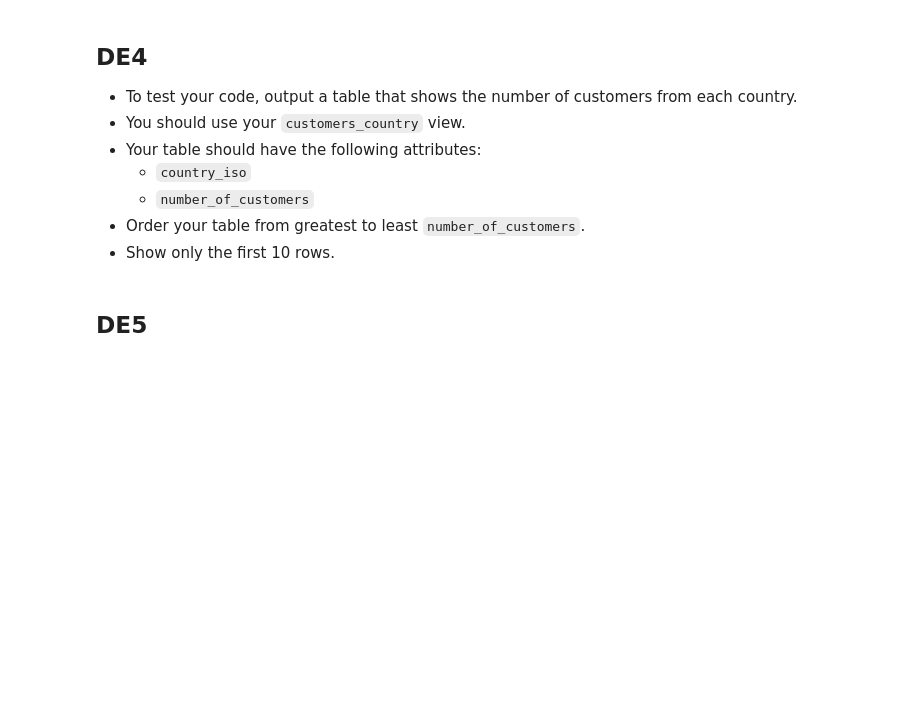
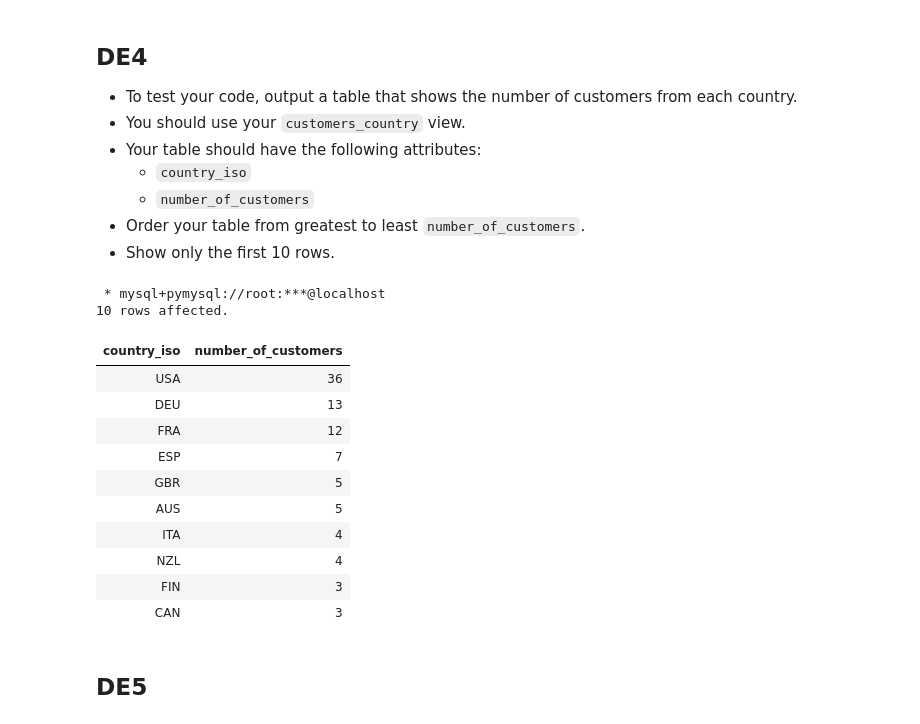
Before and after one commit to zhiyuan0828/W4111-Intro-to-Databases-Spring-2024, a Jupyter notebook: Exams/Midterm/S24-W4111-Midterm.ipynb, the cells around one changed output. Cells and saved outputs as stored; diff of their text form; code cells hidden in the pictures; blank space fills up the shorter version.

```diff
--- a/Exams/Midterm/S24-W4111-Midterm.ipynb
+++ b/Exams/Midterm/S24-W4111-Midterm.ipynb
@@ -672,6 +771,29 @@ _Answer_
 - Show only the first 10 rows.
 # %%
 %%sql
+
+select
+    iso_code as country_iso,
+    count(*) as number_of_customers
+from
+    customers_country
+group by iso_code
+order by number_of_customers desc
+limit 10;
+# %% [output]
+ * mysql+pymysql://root:***@localhost
+10 rows affected.
+| country_iso | number_of_customers |
+| USA | 36 |
+| DEU | 13 |
+| FRA | 12 |
+| ESP | 7 |
+| GBR | 5 |
+| AUS | 5 |
+| ITA | 4 |
+| NZL | 4 |
+| FIN | 3 |
+| CAN | 3 |
 # %% [markdown]
 ## DE5
 # %% [markdown]
```
Also changed, not shown: parts of 9 cells of this notebook.
